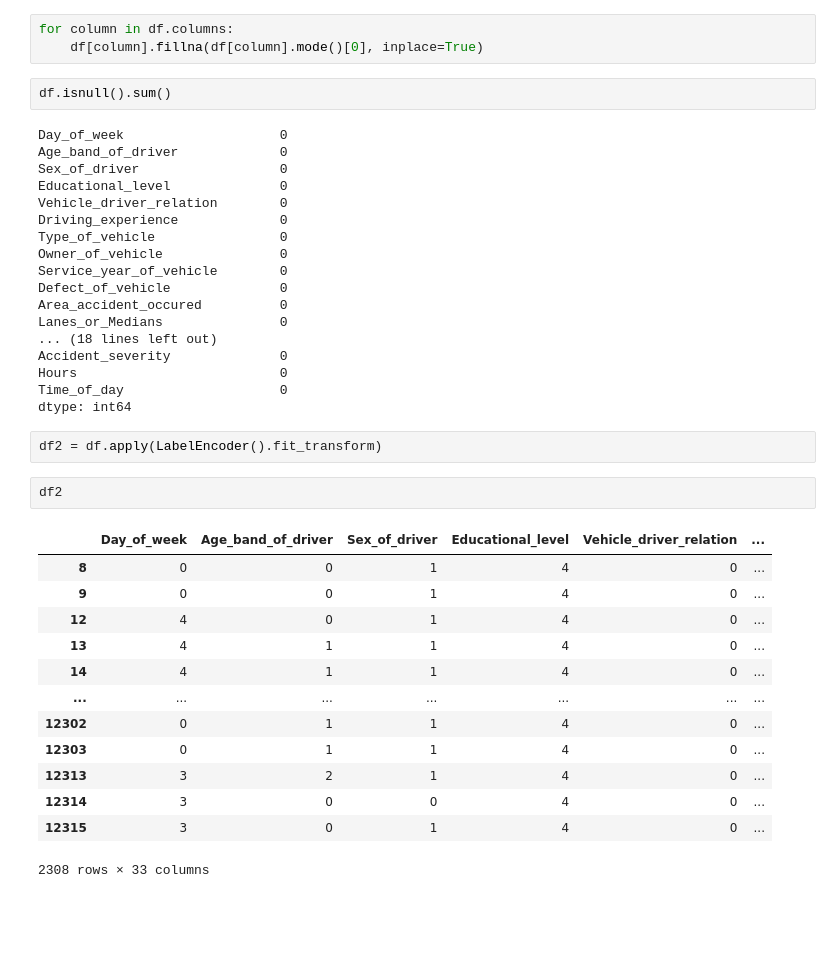
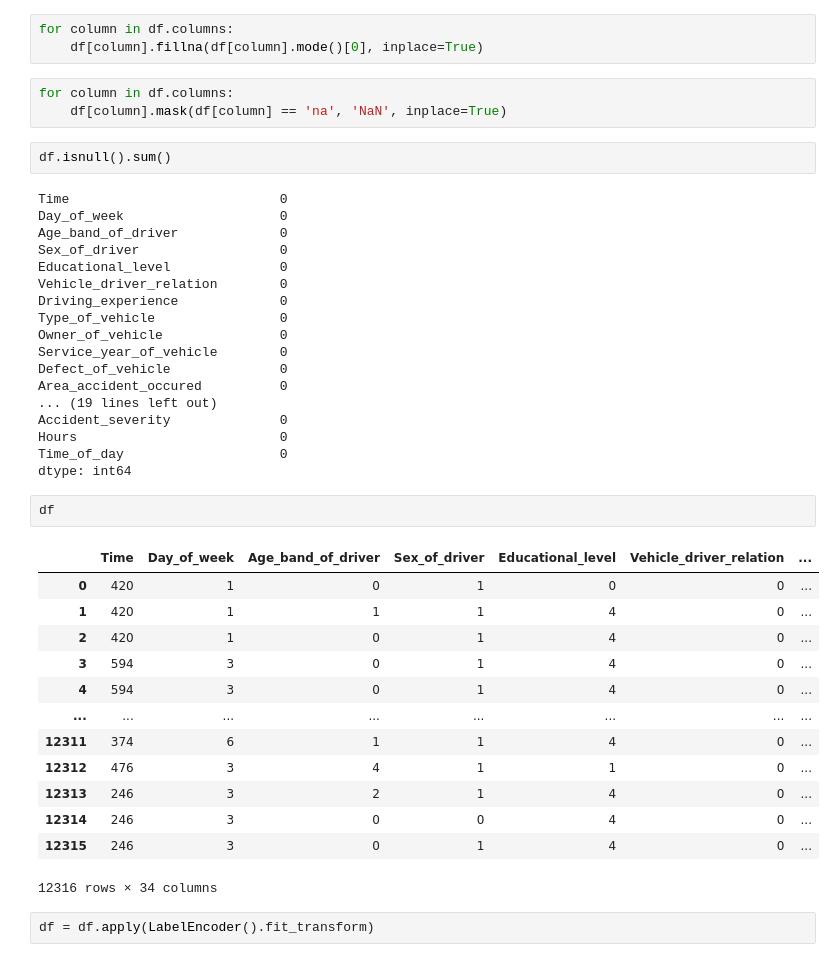
Before and after one commit to vedanthv/Road-Traffic-Accident-Severity-Classification, a Jupyter notebook: RoadTrafficSeverityProject.ipynb, the cells around one changed output. Saved outputs shown, nothing was run; the diff lists cells and outputs as text; blank space fills up the shorter version.

```diff
--- a/RoadTrafficSeverityProject.ipynb
+++ b/RoadTrafficSeverityProject.ipynb
@@ -703,9 +701,13 @@ label_encoder = LabelEncoder()
 # %%
 for column in df.columns:
     df[column].fillna(df[column].mode()[0], inplace=True)
+# %%
+for column in df.columns:
+    df[column].mask(df[column] == 'na', 'NaN', inplace=True)
 # %%
 df.isnull().sum()
 # %% [output]
+Time                           0
 Day_of_week                    0
 Age_band_of_driver             0
 Sex_of_driver                  0
@@ -717,27 +719,26 @@ Owner_of_vehicle               0
 Service_year_of_vehicle        0
 Defect_of_vehicle              0
 Area_accident_occured          0
-Lanes_or_Medians               0
-... (18 lines left out)
+... (19 lines left out)
 Accident_severity              0
 Hours                          0
 Time_of_day                    0
 dtype: int64
+# %%
+df
+# %% [output]
+|  | Time | Day_of_week | Age_band_of_driver | Sex_of_driver | Educational_level | Vehicle_driver_relation | ... |
+| 0 | 420 | 1 | 0 | 1 | 0 | 0 | ... |
+| 1 | 420 | 1 | 1 | 1 | 4 | 0 | ... |
+| 2 | 420 | 1 | 0 | 1 | 4 | 0 | ... |
+| 3 | 594 | 3 | 0 | 1 | 4 | 0 | ... |
+| 4 | 594 | 3 | 0 | 1 | 4 | 0 | ... |
+| ... | ... | ... | ... | ... | ... | ... | ... |
+| 12311 | 374 | 6 | 1 | 1 | 4 | 0 | ... |
+| 12312 | 476 | 3 | 4 | 1 | 1 | 0 | ... |
+| 12313 | 246 | 3 | 2 | 1 | 4 | 0 | ... |
+| 12314 | 246 | 3 | 0 | 0 | 4 | 0 | ... |
+| 12315 | 246 | 3 | 0 | 1 | 4 | 0 | ... |
+12316 rows × 34 columns
 # %%
-df2 = df.apply(LabelEncoder().fit_transform)
+df = df.apply(LabelEncoder().fit_transform)
-# %%
-df2
-# %% [output]
-|  | Day_of_week | Age_band_of_driver | Sex_of_driver | Educational_level | Vehicle_driver_relation | ... |
-| 8 | 0 | 0 | 1 | 4 | 0 | ... |
-| 9 | 0 | 0 | 1 | 4 | 0 | ... |
-| 12 | 4 | 0 | 1 | 4 | 0 | ... |
-| 13 | 4 | 1 | 1 | 4 | 0 | ... |
-| 14 | 4 | 1 | 1 | 4 | 0 | ... |
-| ... | ... | ... | ... | ... | ... | ... |
-| 12302 | 0 | 1 | 1 | 4 | 0 | ... |
-| 12303 | 0 | 1 | 1 | 4 | 0 | ... |
-| 12313 | 3 | 2 | 1 | 4 | 0 | ... |
-| 12314 | 3 | 0 | 0 | 4 | 0 | ... |
-| 12315 | 3 | 0 | 1 | 4 | 0 | ... |
-2308 rows × 33 columns
```
Also changed, not shown: parts of 9 cells of this notebook.
